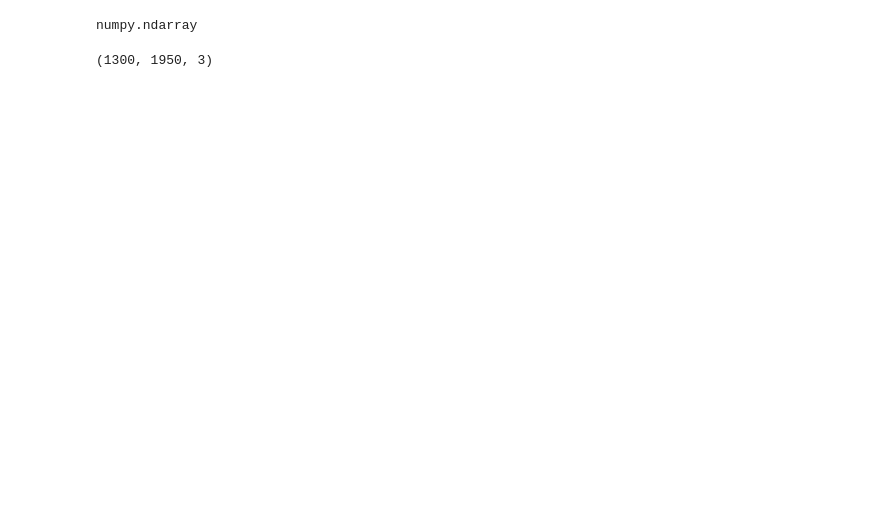
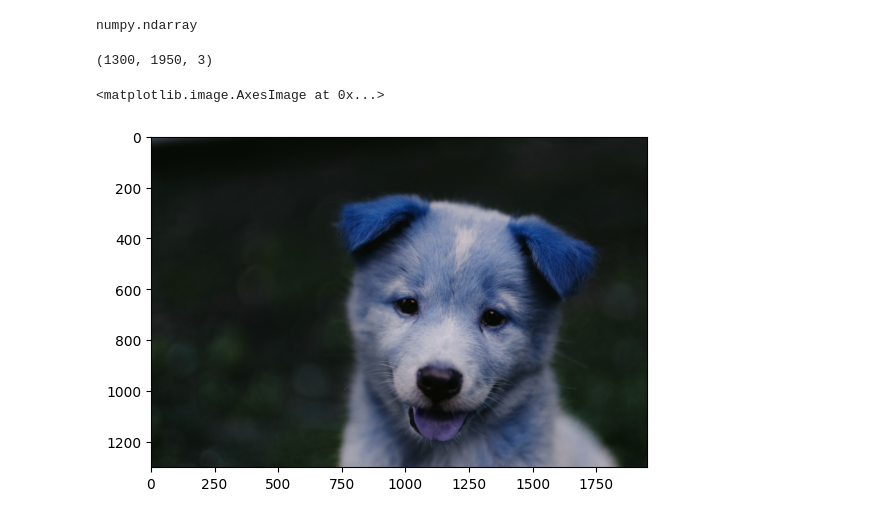
Before and after one commit to kcmartin/opencv-coursework, a Jupyter notebook: opencv-basics.ipynb, the cells around one changed output. Saved outputs shown, nothing was run; the diff lists cells and outputs as text; code cells hidden in the pictures; blank space fills up the shorter version.

```diff
--- a/opencv-basics.ipynb
+++ b/opencv-basics.ipynb
@@ -17,0 +20,5 @@ img.shape
+# %%
+plt.imshow(img)
+# %% [output]
+<matplotlib.image.AxesImage at 0x...>
+[figure, added]
```
Also changed, not shown: parts of 10 cells of this notebook.
